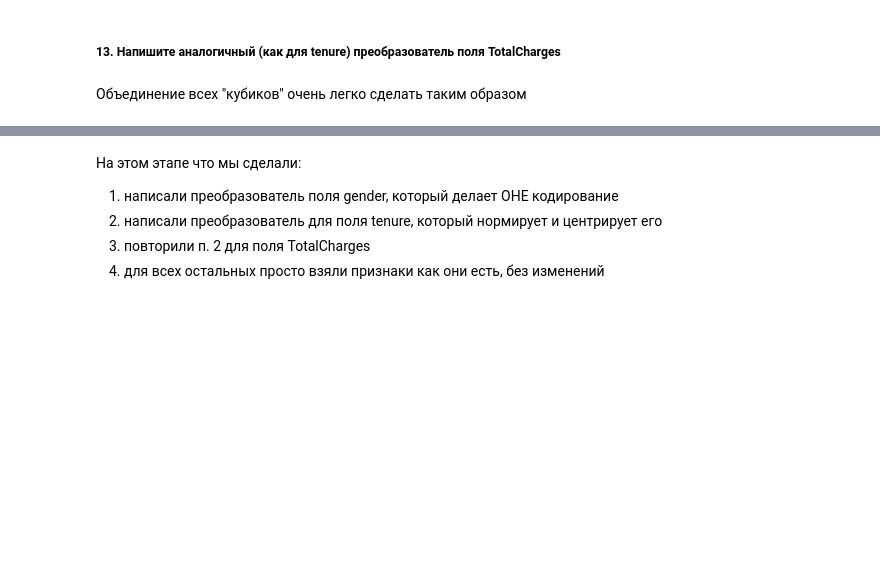
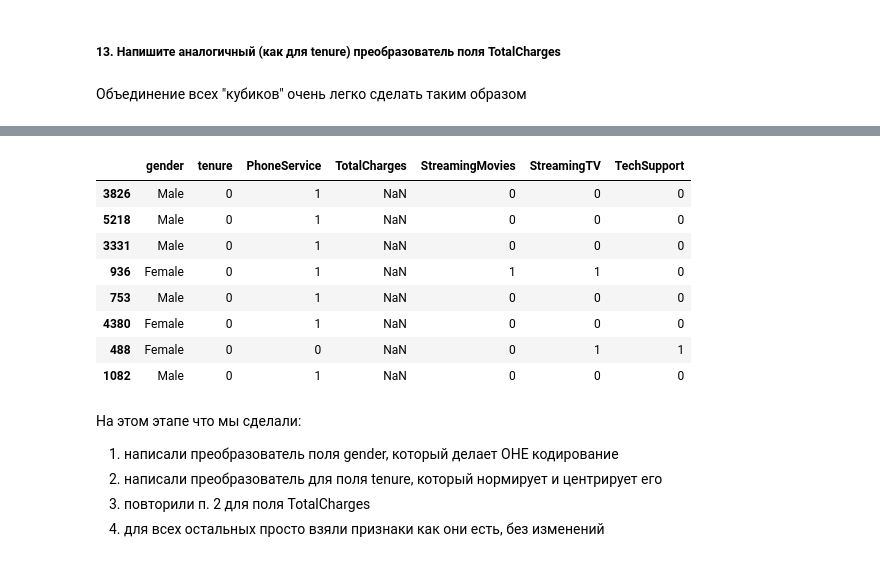
Before and after one commit to VitalyGladyshev/BML, a Jupyter notebook: BML2_HW1.ipynb, the cells around one changed output, grey strips where cells are left out. Saved outputs shown, nothing was run; the diff lists cells and outputs as text; code cells hidden in the pictures; blank space fills up the shorter version.

```diff
--- a/BML2_HW1.ipynb
+++ b/BML2_HW1.ipynb
@@ -408,3 +433,15 @@ feature_processing = Pipeline([('feats', feats)])
+# %%
+X_train[X_train["TotalCharges"].isnull()]
+# %% [output]
+|  | gender | tenure | PhoneService | TotalCharges | StreamingMovies | StreamingTV | TechSupport |
+| 3826 | Male | 0 | 1 | NaN | 0 | 0 | 0 |
+| 5218 | Male | 0 | 1 | NaN | 0 | 0 | 0 |
+| 3331 | Male | 0 | 1 | NaN | 0 | 0 | 0 |
+| 936 | Female | 0 | 1 | NaN | 1 | 1 | 0 |
+| 753 | Male | 0 | 1 | NaN | 0 | 0 | 0 |
+| 4380 | Female | 0 | 1 | NaN | 0 | 0 | 0 |
+| 488 | Female | 0 | 0 | NaN | 0 | 1 | 1 |
+| 1082 | Male | 0 | 1 | NaN | 0 | 0 | 0 |
 # %% [markdown]
 На этом этапе что мы сделали:
 1. написали преобразователь поля gender, который делает OHE кодирование
```
Also changed, not shown: parts of 14 cells of this notebook.
